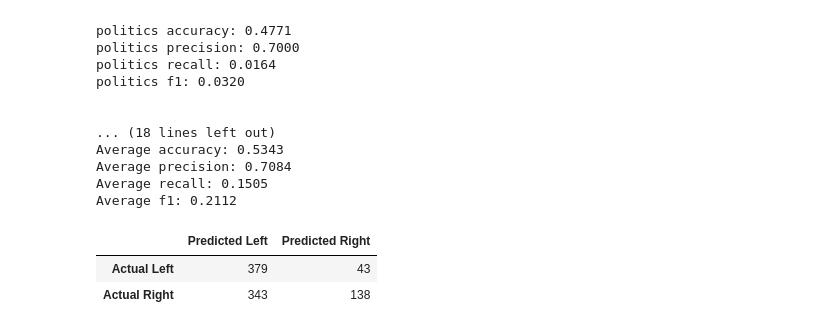
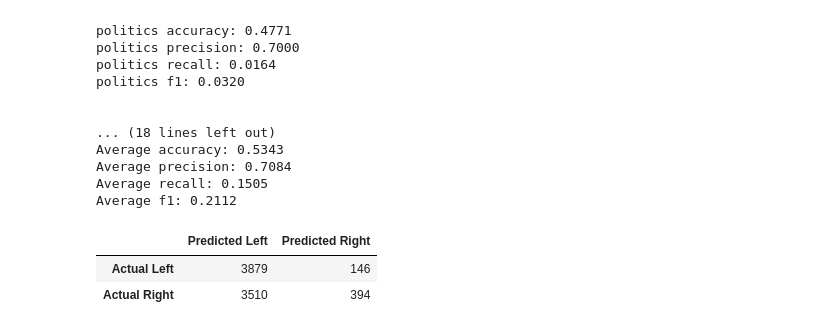
Before and after one commit to Wesley-Allen-01/CSCI4022_FinalProject, a Jupyter notebook: frequent_itemsets.ipynb, the cells around one changed output. Drawn from its saved outputs; the diff is of its cells as text; code cells hidden in the pictures.

```diff
--- a/frequent_itemsets.ipynb
+++ b/frequent_itemsets.ipynb
@@ -244,9 +244,10 @@ Average precision: 0.7084
 Average recall: 0.1505
 Average f1: 0.2112
 # %%
+cm = sum(cms)
 results = pd.DataFrame(cm, columns=['Predicted Left', 'Predicted Right'], index=['Actual Left', 'Actual Right'])
 results
 # %% [output]
 |  | Predicted Left | Predicted Right |
-| Actual Left | 379 | 43 |
-| Actual Right | 343 | 138 |
+| Actual Left | 3879 | 146 |
+| Actual Right | 3510 | 394 |
```
